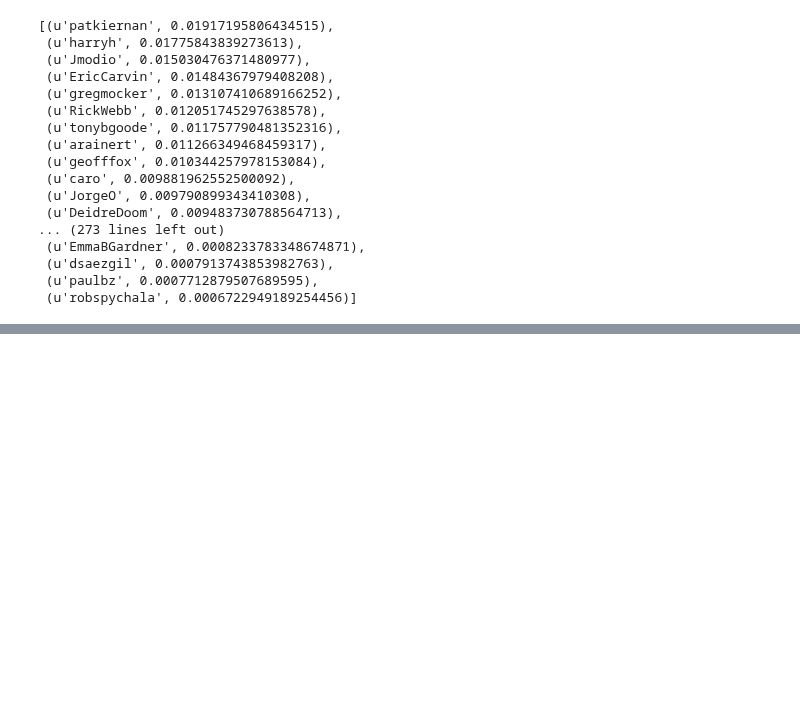
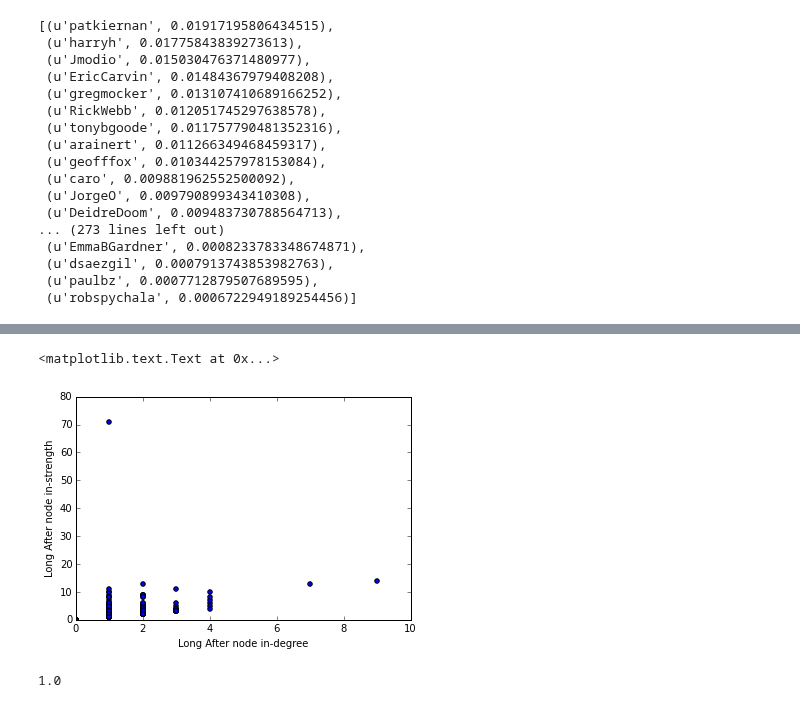
Before and after one commit to marinkala/ReplyNetworks, a Jupyter notebook: bbReplyNetworkAnalysis.ipynb, the cells around one changed output, grey strips where cells are left out. Drawn from its saved outputs; the diff is of its cells as text; code cells hidden in the pictures; blank space fills up the shorter version.

```diff
--- a/bbReplyNetworkAnalysis.ipynb
+++ b/bbReplyNetworkAnalysis.ipynb
@@ -625,0 +886,2 @@ sorted(nx.pagerank(strong[0]).items(), key=lambda x:x[1], reverse=True)
+# %%
+l_indeg=L.in_degree()
@@ -625,0 +925,3 @@ sorted(nx.pagerank(strong[0]).items(), key=lambda x:x[1], reverse=True)
+# %%
+lA=nx.adjacency_matrix(L)
+l_strength=np.array(lA.sum(axis=1)).reshape(-1) + np.array(lA.sum(axis=0)).reshape(-1)
@@ -625,0 +1002,14 @@ sorted(nx.pagerank(strong[0]).items(), key=lambda x:x[1], reverse=True)
+# %%
+l_in_strength=np.array(lA.sum(axis=0)).reshape(-1)
+# %%
+# REORDER the in_degree sequence to match the nodelist
+l_ordInDegree=OrderedDict((n, l_indeg[n]) for n in L.nodes())
+# %%
+plt.scatter(l_ordInDegree.values(), l_in_strength)
+plt.xlim(xmin=0)
+plt.ylim(ymin=0)
+plt.xlabel('Long After node in-degree')
+plt.ylabel('Long After node in-strength')
+# %% [output]
+<matplotlib.text.Text at 0x...>
+[figure, added]
@@ -625,0 +1018,4 @@ sorted(nx.pagerank(strong[0]).items(), key=lambda x:x[1], reverse=True)
+# %%
+np.median(l_in_ratio)
+# %% [output]
+1.0
```
Also changed, not shown: parts of 158 cells of this notebook.
